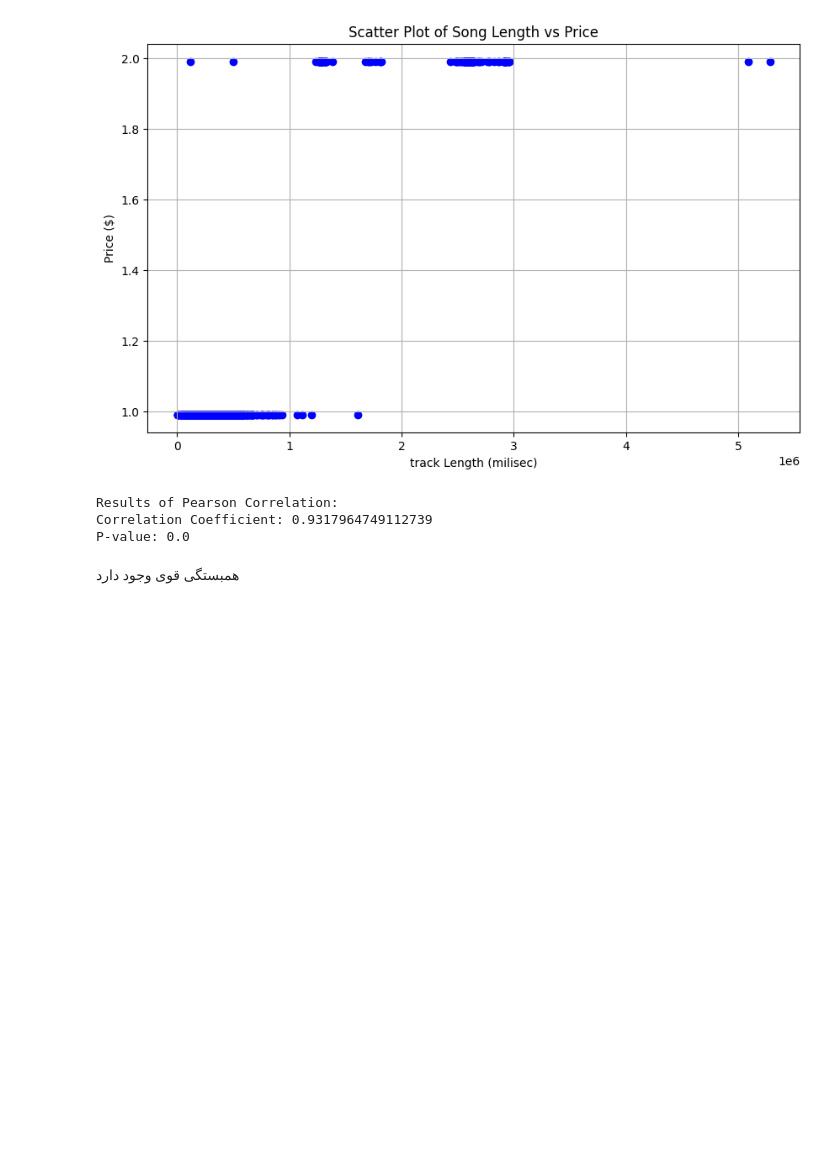
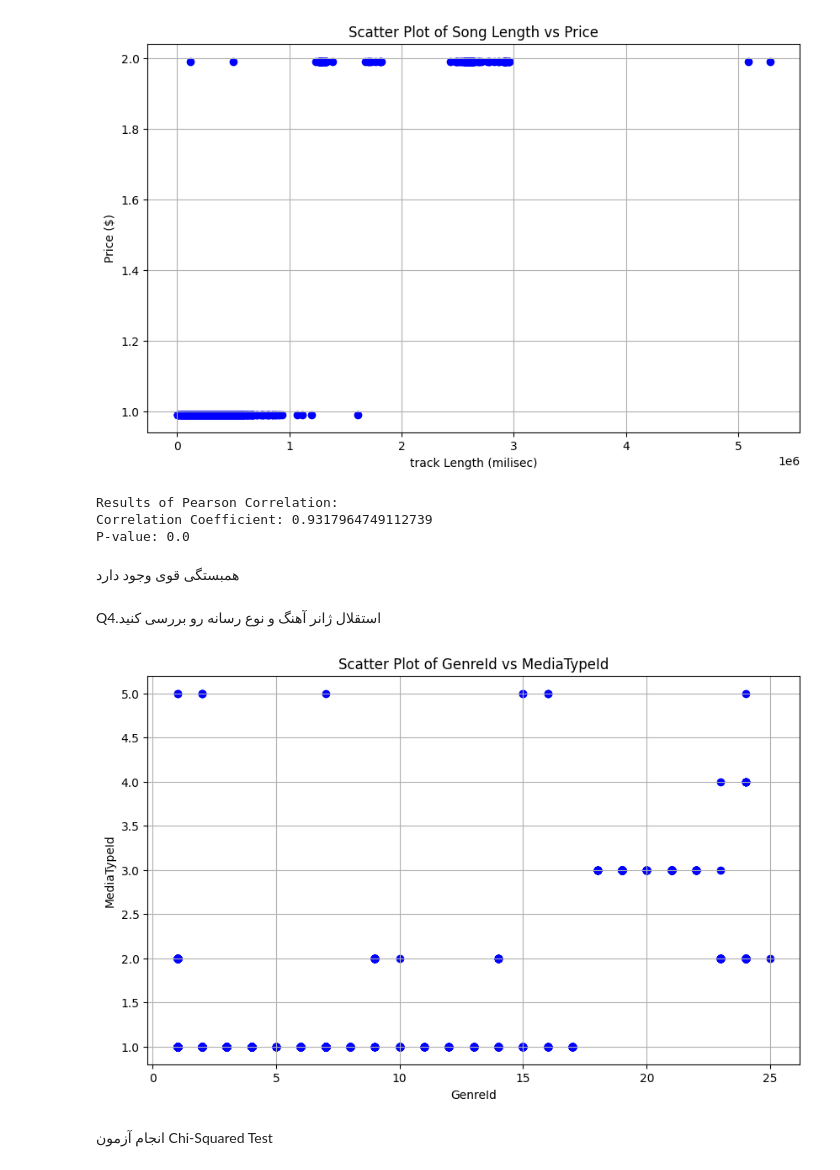
Before and after one commit to Mostafa2rz1/Chinook, a Jupyter notebook: 2.EDA/EDA.ipynb, the cells around one changed output. Saved outputs shown, nothing was run; the diff lists cells and outputs as text; code cells hidden in the pictures; blank space fills up the shorter version.

Commit message:
faze 2 : faze 4 : Assumption test Q4

```diff
--- a/2.EDA/EDA.ipynb
+++ b/2.EDA/EDA.ipynb
@@ -693,3 +696,16 @@ Correlation Coefficient: 0.9317964749112739
 P-value: 0.0
 # %% [markdown]
 همبستگی قوی وجود دارد
+# %% [markdown]
+Q4.استقلال ژانر آهنگ و نوع رسانه رو بررسی کنید
+# %%
+plt.figure(figsize=(10, 6))
+plt.scatter(df_tarck_with_sale['GenreId'], df_tarck_with_sale['MediaTypeId'], color='blue', marker='o')
+plt.title('Scatter Plot of GenreId vs MediaTypeId')
+plt.xlabel('GenreId')
+plt.ylabel('MediaTypeId')
+plt.grid(True)
+# %% [output]
+[figure, added]
+# %% [markdown]
+انجام آزمون Chi-Squared Test
```
Also changed, not shown: parts of 4 cells of this notebook.
